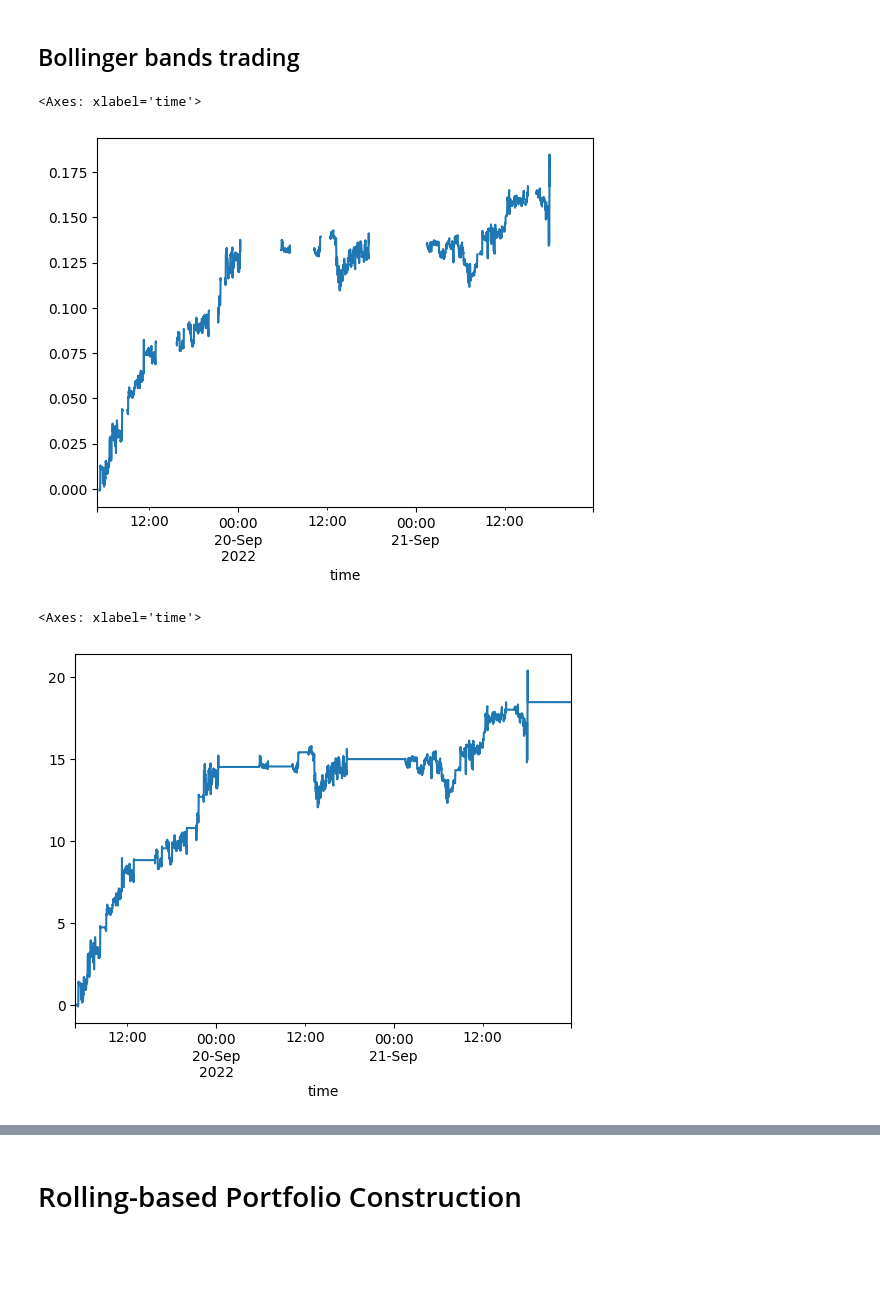
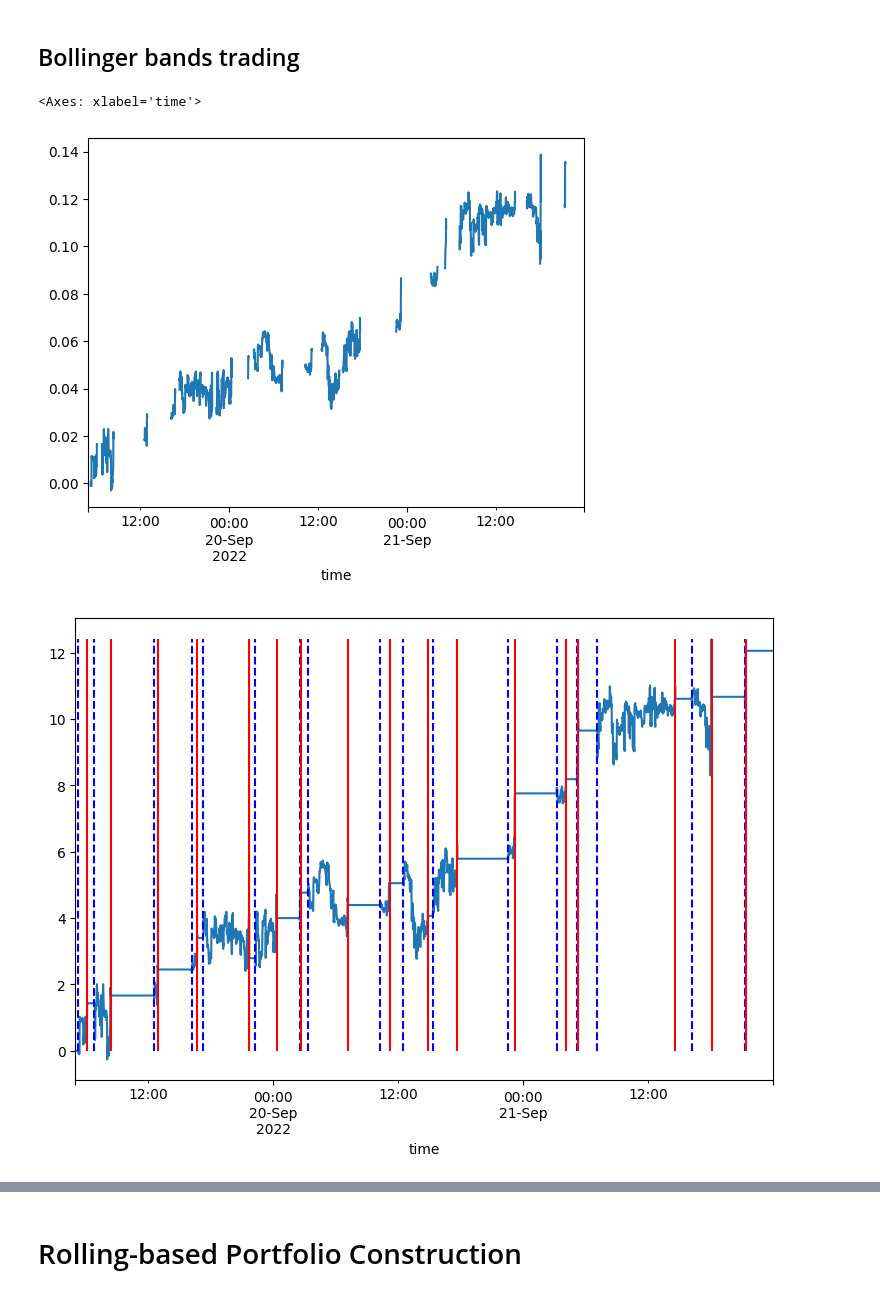
Before and after one commit to sculd/mean_reversal, a Jupyter notebook: var1_trade.ipynb, the cells around one changed output, grey strips where cells are left out. Saved outputs shown, nothing was run; the diff lists cells and outputs as text; code cells hidden in the pictures; blank space fills up the shorter version.

```diff
--- a/var1_trade.ipynb
+++ b/var1_trade.ipynb
@@ -178,8 +178,8 @@ def add_features(df_prices, wgt, trading_param):
     df_prices_weighted = df_prices * wgt
     values = df_prices_weighted.sum(axis=1).to_frame().rename(columns={0: 'value'})
     df_prices_weighted['pos_mean_size'] = df_prices_weighted.where(df_prices_weighted > 0).mean(1)
-    df_prices_weighted['neg_mean_size'] = df_prices_weighted.where(df_prices_weighted <= 0).mean(1)
-    df_prices_weighted['mean_size'] = (df_prices_weighted['pos_mean_size'] - df_prices_weighted['neg_mean_size']) / 2.0
+    df_prices_weighted['neg_mean_size'] = -df_prices_weighted.where(df_prices_weighted <= 0).mean(1)
+    df_prices_weighted['mean_size'] = df_prices_weighted[['pos_mean_size', 'neg_mean_size']].mean(1)
     values['mean_size'] = df_prices_weighted['mean_size']
 
     '''
@@ -192,7 +192,6 @@ def add_features(df_prices, wgt, trading_param):
     values['lower'] = lower
     #upper, middle, lower, values = upper.dropna(), middle.dropna(), lower.dropna(), values.dropna()
 
-    #values = values.copy()
     values['value_prev'] = values.value.shift()
     values['lower_crossed_upward'] = ((values.value_prev <= lower.shift()) & (values.value >= lower)).astype(np.int32)
     values['lower_crossed_downward'] = ((values.value_prev >= lower.shift()) & (values.value <= lower)).astype(np.int32)
@@ -212,7 +211,6 @@ def add_features(df_prices, wgt, trading_param):
         elif values.upper_crossed_downward.values[i_decision] > 0: in_position = 0
         #elif values.lower_crossed_downward.values[i_decision] > 0: in_position = 0
         in_positions.append(in_position)
-
     values['in_position'] = in_positions
 
     values_in_position = [values.value.iloc[i] for i in range(len(values.index))]
@@ -224,7 +222,6 @@ def add_features(df_prices, wgt, trading_param):
             if wgt_position_entered is None or i > 0 and not in_positions[i-1]:
                 wgt_position_entered = wgt.loc[index]
         values_in_position[i] = (df_prices.loc[index] * wgt_position_entered).sum()
-
     values['value_in_position'] = values_in_position
 
     # the result of position of current cycle gets reflected in the next cycle to prevent look-ahead bias.
@@ -264,7 +261,9 @@ def add_features(df_prices, wgt, trading_param):
 # %% [markdown]
 # Static Portfolio construction
 # %%
-var_eigen_vals, var_eigen_vecs, wgts = get_var1_wgts_values_transpose(*get_close_between_date(10, symbols, date_str_20220919, date_str_20220921).values.T)
+#df_prices = get_close_between_date(10, symbols, date_str_20220919, date_str_20220922)
+df_prices = get_close_between_date(1, symbols, date_str_20220919, date_str_20220922)
+var_eigen_vals, var_eigen_vecs, wgts = get_var1_wgts_values_transpose(*df_prices.values.T)
 # %%
 var_eigen_vals
 # %% [output]
@@ -305,14 +304,20 @@ get_close_between_date(10, symbols, date_str_20220919, date_str_20220921).head(3
 ## Bollinger bands trading
 # %%
 trading_param = TradingParam(60, 2.0)
-values = add_features(get_close_between_date(1, symbols, date_str_20220919, date_str_20220922), wgts[:,0], trading_param)
+values = add_features(df_prices, wgts[:,0], trading_param)
 # %%
 (values.profit_raw / values.position_size).cumsum().plot()
 # %% [output]
 <Axes: xlabel='time'>
-[figure, old version]
+[figure, new version]
 # %%
-(values.profit_raw.cumsum()).plot()
+ax = values.profit_raw.cumsum().iloc[:,].plot(figsize=(9, 6))
+ymin, ymax = 0, values.profit_raw.cumsum().max()
+
+# add vertical lines
+ax.vlines(x=list(values[values.position_changed == +1].index), ymin=ymin, ymax=ymax, color='b', linestyles='dashed', label='enter')
+ax.vlines(x=list(values[values.position_changed == -1].index), ymin=ymin, ymax=ymax, color='r', linestyles='solid', label='leave')
+
+plt.show()
 # %% [output]
-<Axes: xlabel='time'>
-[figure, old version]
+[figure, new version]
```
Also changed, not shown: parts of 23 cells of this notebook.
